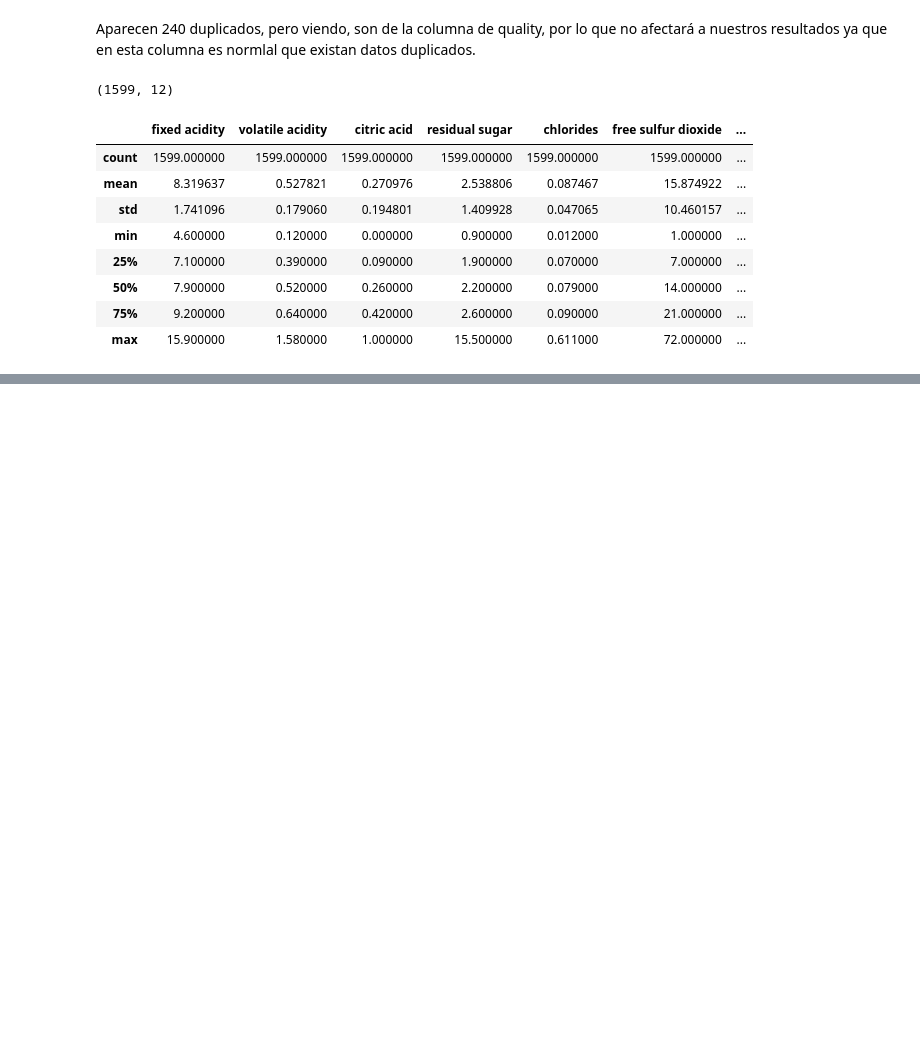
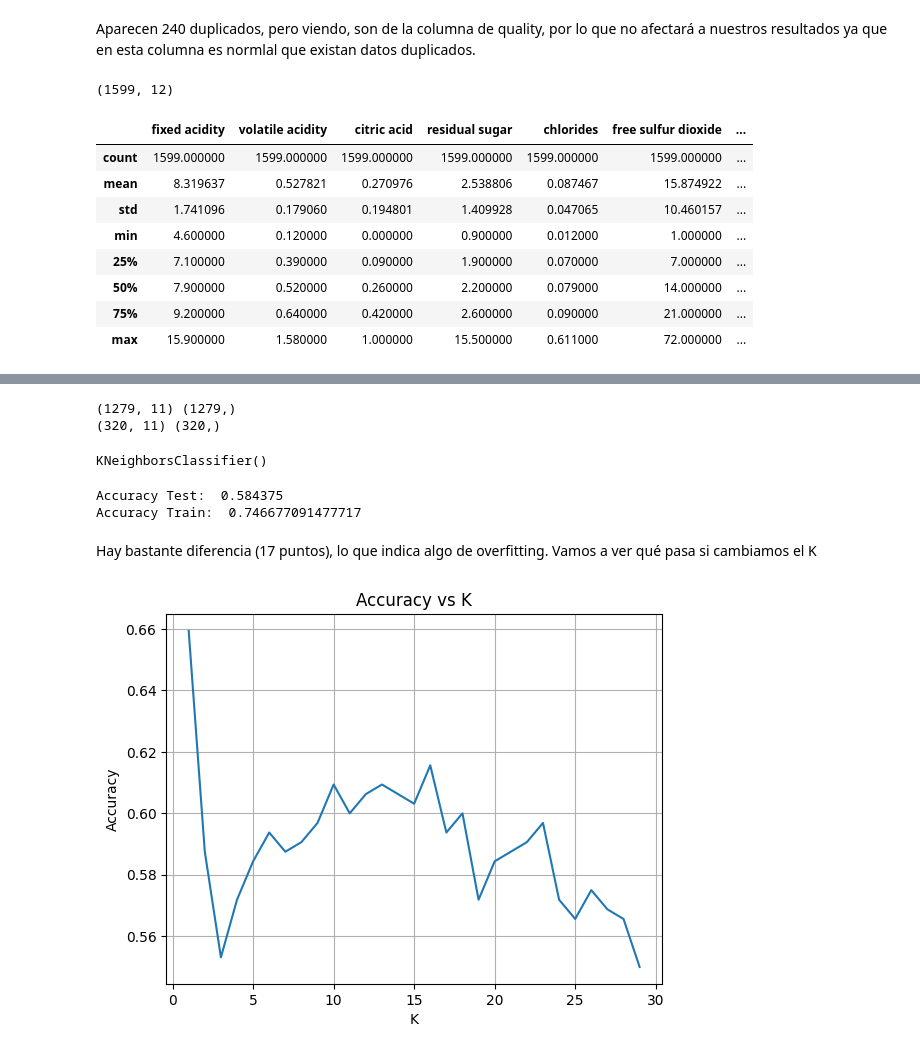
Before and after one commit to joselineproa21/Proyecto-K-vecinos-m-s-Cercanos, a Jupyter notebook: src/explore.ipynb, the cells around one changed output, grey strips where cells are left out. Saved outputs shown, nothing was run; the diff lists cells and outputs as text; code cells hidden in the pictures; blank space fills up the shorter version.

```diff
--- a/src/explore.ipynb
+++ b/src/explore.ipynb
@@ -119,0 +163,7 @@ df.describe()
+# %%
+df['label2']=pd.cut(
+    df['quality'],
+    bins=[2, 4, 6, 8],
+    labels=[0, 1, 2]
+)
+print(df['label2'].value_counts().sort_index())
@@ -119,0 +178,26 @@ df.describe()
+# %%
+df.drop(columns=['label2'], inplace=True) #borramos la columna label2 porque no la vamos a usar ya que está más desequilibrada, nos quedaremos con label
+# %%
+# 1. Separar X e y
+X = df.drop(['quality', 'label'], axis=1)
+y = df['label']
+
+# 2. Separar en train y test
+X_train, X_test, y_train, y_test = train_test_split(X, y, test_size=0.2, random_state=42)
+
+# 3. Escalar los datos
+scaler = StandardScaler()
+X_train_scaled = scaler.fit_transform(X_train)
+X_test_scaled = scaler.transform(X_test)
+
+print (X_train_scaled.shape, y_train.shape)
+print (X_test_scaled.shape, y_test.shape)
+# %% [output]
+(1279, 11) (1279,)
+(320, 11) (320,)
+# %%
+#4. Entrenar el modelo
+model = KNeighborsClassifier(n_neighbors=5)
+model.fit(X_train_scaled, y_train)
+# %% [output]
+KNeighborsClassifier()
@@ -119,0 +208,30 @@ df.describe()
+# %%
+#Evaluar el modelo
+accuracy_test = accuracy_score(y_test, y_pred_test)
+accuracy_train = accuracy_score(y_train, y_pred_train)
+
+print("Accuracy Test: ", accuracy_test)
+print("Accuracy Train: ", accuracy_train)
+# %% [output]
+Accuracy Test:  0.584375
+Accuracy Train:  0.746677091477717
+# %% [markdown]
+Hay bastante diferencia (17 puntos), lo que indica algo de overfitting. Vamos a ver qué pasa si cambiamos el K
+# %%
+k_range = range(1, 30)
+scores = []
+
+for k in k_range:
+    knn = KNeighborsClassifier(n_neighbors=k)
+    knn.fit(X_train_scaled, y_train)
+    scores.append(knn.score(X_test_scaled, y_test))
+
+#creamos un gráfico para evaluarlo
+plt.plot(k_range, scores)
+plt.xlabel('K')
+plt.ylabel('Accuracy')
+plt.grid(True)
+plt.title('Accuracy vs K')
+plt.show()
+# %% [output]
+[figure, added]
```
Also changed, not shown: parts of 15 cells of this notebook.
